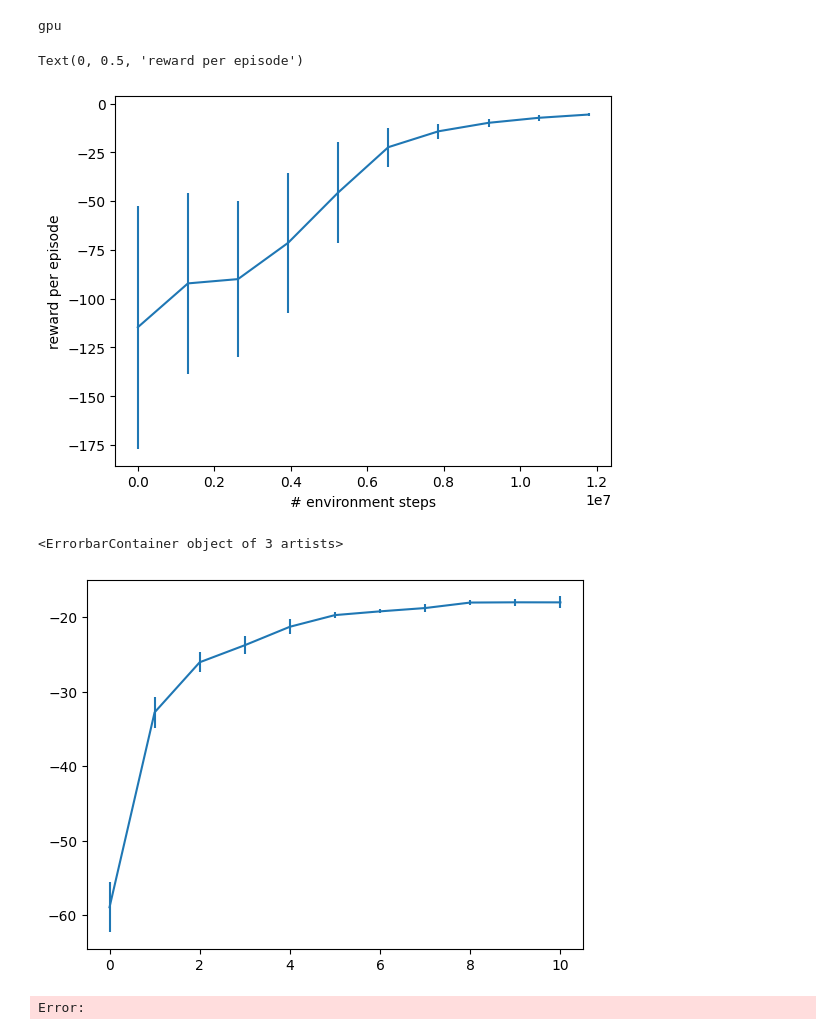
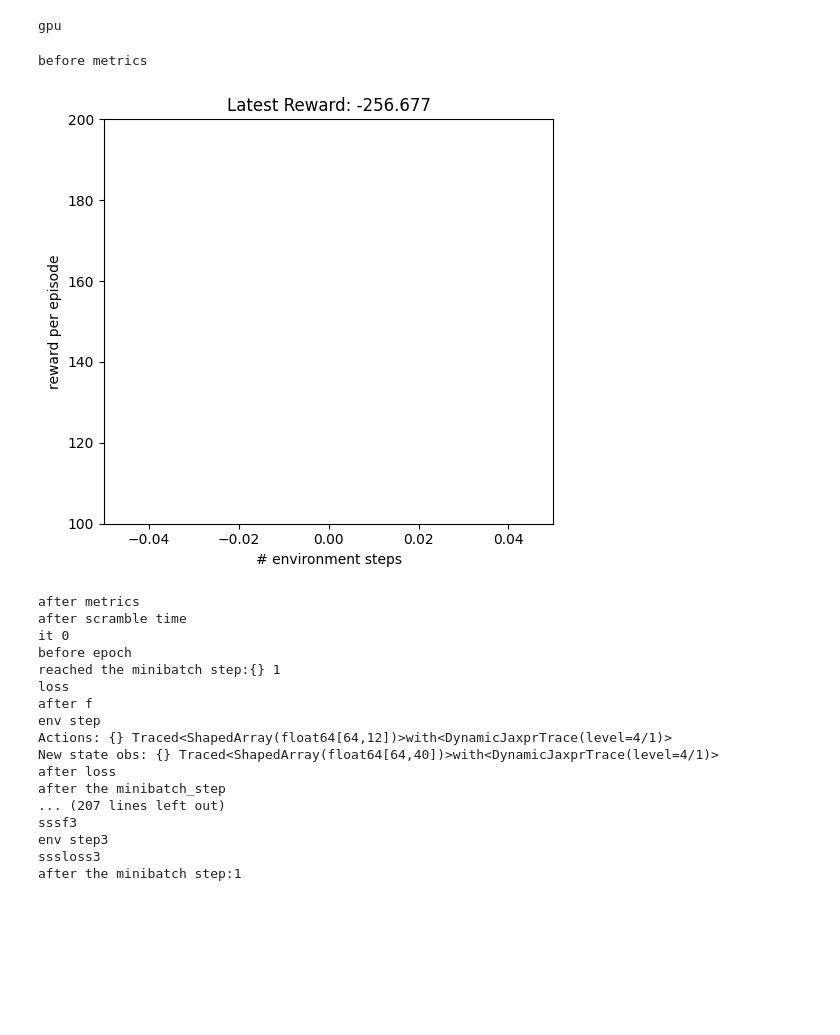
Before and after one commit to Galleta12/Physics-Based-RL, a Jupyter notebook: training_apg.ipynb, the cells around one changed output. Drawn from its saved outputs; the diff is of its cells as text; code cells hidden in the pictures; blank space fills up the shorter version.

```diff
--- a/training_apg.ipynb
+++ b/training_apg.ipynb
@@ -436,31 +439,28 @@ class TrotAnymal(PipelineEnv):
 
 envs.register_environment('trotting_anymal', TrotAnymal)
 # %%
-train_fn = functools.partial(
-    ppo.train, num_timesteps=10_000_000, num_evals=10, reward_scaling=0.1,
-    episode_length=1000, normalize_observations=True, action_repeat=1,
-    unroll_length=10, num_minibatches=32, num_updates_per_batch=8,
-    discounting=0.97, learning_rate=3e-4, entropy_cost=1e-3, num_envs=1024,
-    batch_size=1024, seed=0)
+# train_fn = functools.partial(
+#     ppo.train, num_timesteps=10_000_000, num_evals=10, reward_scaling=0.1,
+#     episode_length=1000, normalize_observations=True, action_repeat=1,
+#     unroll_length=10, num_minibatches=32, num_updates_per_batch=8,
+#     discounting=0.97, learning_rate=3e-4, entropy_cost=1e-3, num_envs=1024,
+#     batch_size=1024, seed=0)
 
-x_data = []
-y_data = []
-ydataerr = []
-env = envs.get_environment("trotting_anymal", step_k = 13)
+# x_data = []
+# y_data = []
+# ydataerr = []
+# env = envs.get_environment("trotting_anymal", step_k = 13)
 
-def progress(num_steps, metrics):
-  x_data.append(num_steps)
-  y_data.append(metrics['eval/episode_reward'])
-  ydataerr.append(metrics['eval/episode_reward_std'])
+# def progress(num_steps, metrics):
+#   x_data.append(num_steps)
+#   y_data.append(metrics['eval/episode_reward'])
+#   ydataerr.append(metrics['eval/episode_reward_std'])
 
-make_inference_fn, params, _= train_fn(environment=env, progress_fn=progress)
+# make_inference_fn, params, _= train_fn(environment=env, progress_fn=progress)
 
-plt.errorbar(x_data, y_data, yerr=ydataerr)
-plt.xlabel('# environment steps')
-plt.ylabel('reward per episode')
+# plt.errorbar(x_data, y_data, yerr=ydataerr)
+# plt.xlabel('# environment steps')
+# plt.ylabel('reward per episode')
-# %% [output]
-Text(0, 0.5, 'reward per episode')
-[figure, removed]
 # %%
 make_networks_factory = functools.partial(
     apg_networks.make_apg_networks,
@@ -485,25 +485,54 @@ train_fn = functools.partial(apg.train,
 # %%
 x_data = []
 y_data = []
 ydataerr = []
 times = [datetime.now()]
 
 def progress(it, metrics):
   times.append(datetime.now())
   x_data.append(it)
   y_data.append(metrics['eval/episode_reward'])
   ydataerr.append(metrics['eval/episode_reward_std'])
+  #y_pose_error.append(metrics['eval/episode_pose_error'])  # capture pose error
+
+  plt.figure(figsize=(10, 5))
+  plt.subplot(1, 2, 1)
+  plt.xlim([0, it* 1.25])
+  plt.ylim([100, 200])
+
+  plt.xlabel('# environment steps')
+  plt.ylabel('reward per episode')
+  plt.title(f'Latest Reward: {y_data[-1]:.3f}')
+  plt.plot(x_data, y_data, '-o')
+
+  plt.tight_layout()
+  plt.show()
+
 
 # Each foot contacts the ground twice/sec.
 env = envs.get_environment("trotting_anymal", step_k = 13)
 eval_env = envs.get_environment("trotting_anymal", step_k = 13)
 
 make_inference_fn, params, _= train_fn(environment=env,
                                        progress_fn=progress,
                                        eval_env=eval_env)
-
-plt.errorbar(x_data, y_data, yerr=ydataerr)
 # %% [output]
-<ErrorbarContainer object of 3 artists>
+before metrics
-[figure, old version]
+[figure, new version]
-Error:
+after metrics
+after scramble time
+it 0
+before epoch
+reached the minibatch step:{} 1
+loss
+after f
+env step
+Actions: {} Traced<ShapedArray(float64[64,12])>with<DynamicJaxprTrace(level=4/1)>
+New state obs: {} Traced<ShapedArray(float64[64,40])>with<DynamicJaxprTrace(level=4/1)>
+after loss
+after the minibatch_step
+... (207 lines left out)
+sssf3
+env step3
+sssloss3
+after the minibatch step:1
```
Also changed, not shown: parts of 1 cell of this notebook, 9 other files.
